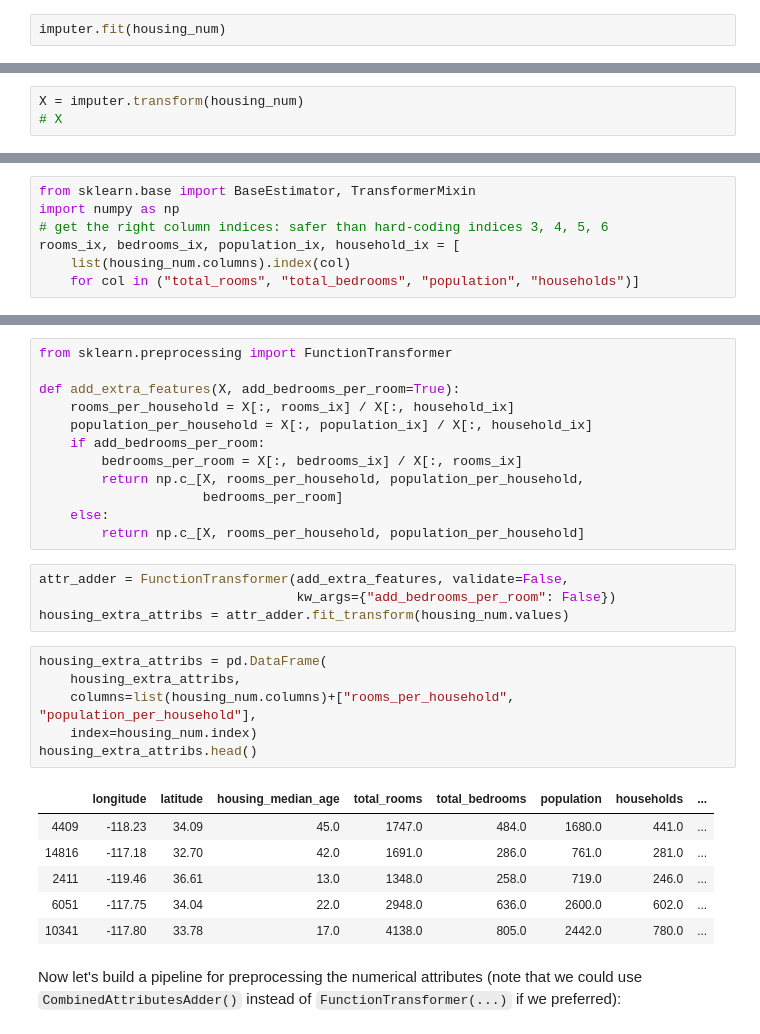
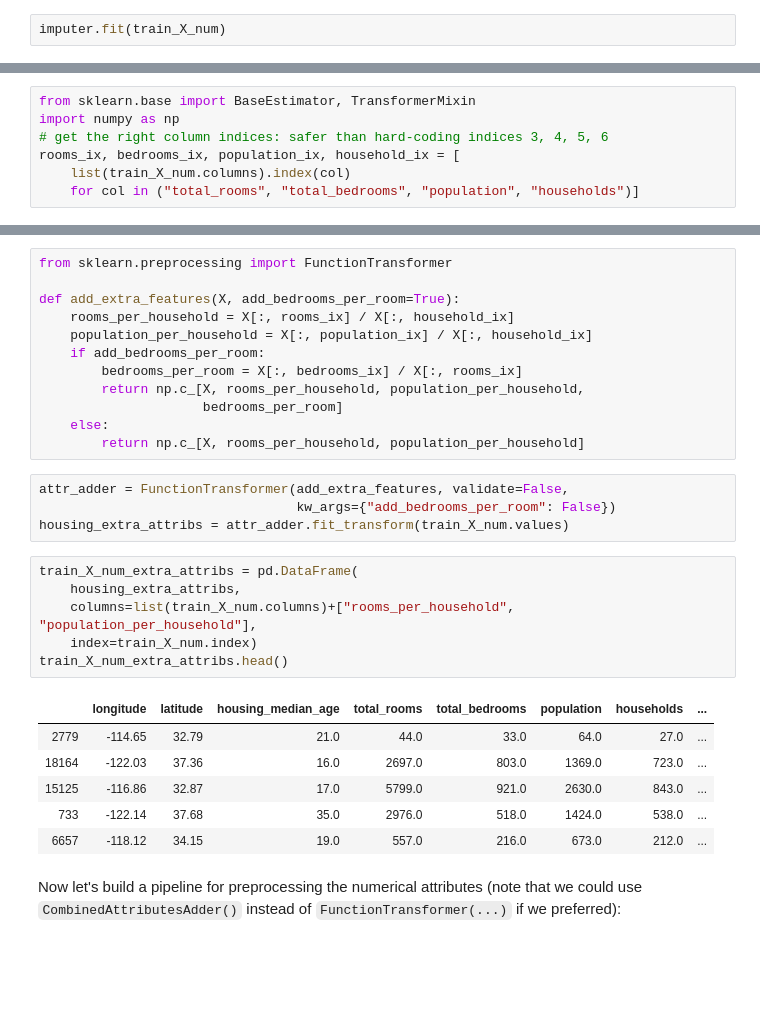
Before and after one commit to anqitu/adv-sklearn-training, a Jupyter notebook: exercises/Case_Study_end_to_end_machine_learning_project.ipynb, the cells around one changed output, grey strips where cells are left out. Drawn from its saved outputs; the diff is of its cells as text; blank space fills up the shorter version.

```diff
--- a/exercises/Case_Study_end_to_end_machine_learning_project.ipynb
+++ b/exercises/Case_Study_end_to_end_machine_learning_project.ipynb
@@ -310,7 +299,7 @@ median_income         14448 non-null float64
 dtypes: float64(8)
 memory usage: 1015.9 KB
 # %%
-imputer.fit(housing_num)
+imputer.fit(train_X_num)
 # %% [output]
 SimpleImputer(add_indicator=False, copy=True, fill_value=None,
               missing_values=nan, strategy='median', verbose=0)
@@ -329,5 +318,2 @@ array([-118.5   ,   34.26  ,   29.    , 2126.    ,  433.    , 1166.    ,
 # %% [markdown]
 Transform the training set:
-# %%
-X = imputer.transform(housing_num)
-# X
@@ -480,7 +463,7 @@ from sklearn.base import BaseEstimator, TransformerMixin
 import numpy as np
 # get the right column indices: safer than hard-coding indices 3, 4, 5, 6
 rooms_ix, bedrooms_ix, population_ix, household_ix = [
-    list(housing_num.columns).index(col)
+    list(train_X_num.columns).index(col)
     for col in ("total_rooms", "total_bedrooms", "population", "households")]
 # %%
 class CombinedAttributesAdder(BaseEstimator, TransformerMixin):
@@ -533,20 +516,20 @@ def add_extra_features(X, add_bedrooms_per_room=True):
 # %%
 attr_adder = FunctionTransformer(add_extra_features, validate=False,
                                  kw_args={"add_bedrooms_per_room": False})
-housing_extra_attribs = attr_adder.fit_transform(housing_num.values)
+housing_extra_attribs = attr_adder.fit_transform(train_X_num.values)
 # %%
-housing_extra_attribs = pd.DataFrame(
+train_X_num_extra_attribs = pd.DataFrame(
     housing_extra_attribs,
-    columns=list(housing_num.columns)+["rooms_per_household", "population_per_household"],
-    index=housing_num.index)
-housing_extra_attribs.head()
+    columns=list(train_X_num.columns)+["rooms_per_household", "population_per_household"],
+    index=train_X_num.index)
+train_X_num_extra_attribs.head()
 # %% [output]
 |  | longitude | latitude | housing_median_age | total_rooms | total_bedrooms | population | households | ... |
-| 4409 | -118.23 | 34.09 | 45.0 | 1747.0 | 484.0 | 1680.0 | 441.0 | ... |
-| 14816 | -117.18 | 32.70 | 42.0 | 1691.0 | 286.0 | 761.0 | 281.0 | ... |
-| 2411 | -119.46 | 36.61 | 13.0 | 1348.0 | 258.0 | 719.0 | 246.0 | ... |
-| 6051 | -117.75 | 34.04 | 22.0 | 2948.0 | 636.0 | 2600.0 | 602.0 | ... |
-| 10341 | -117.80 | 33.78 | 17.0 | 4138.0 | 805.0 | 2442.0 | 780.0 | ... |
+| 2779 | -114.65 | 32.79 | 21.0 | 44.0 | 33.0 | 64.0 | 27.0 | ... |
+| 18164 | -122.03 | 37.36 | 16.0 | 2697.0 | 803.0 | 1369.0 | 723.0 | ... |
+| 15125 | -116.86 | 32.87 | 17.0 | 5799.0 | 921.0 | 2630.0 | 843.0 | ... |
+| 733 | -122.14 | 37.68 | 35.0 | 2976.0 | 518.0 | 1424.0 | 538.0 | ... |
+| 6657 | -118.12 | 34.15 | 19.0 | 557.0 | 216.0 | 673.0 | 212.0 | ... |
 # %% [markdown]
 Now let's build a pipeline for preprocessing the numerical attributes (note that we could use `CombinedAttributesAdder()` instead of `FunctionTransformer(...)` if we preferred):
 # %%
```
Also changed, not shown: parts of 70 cells of this notebook, 6 other files.
